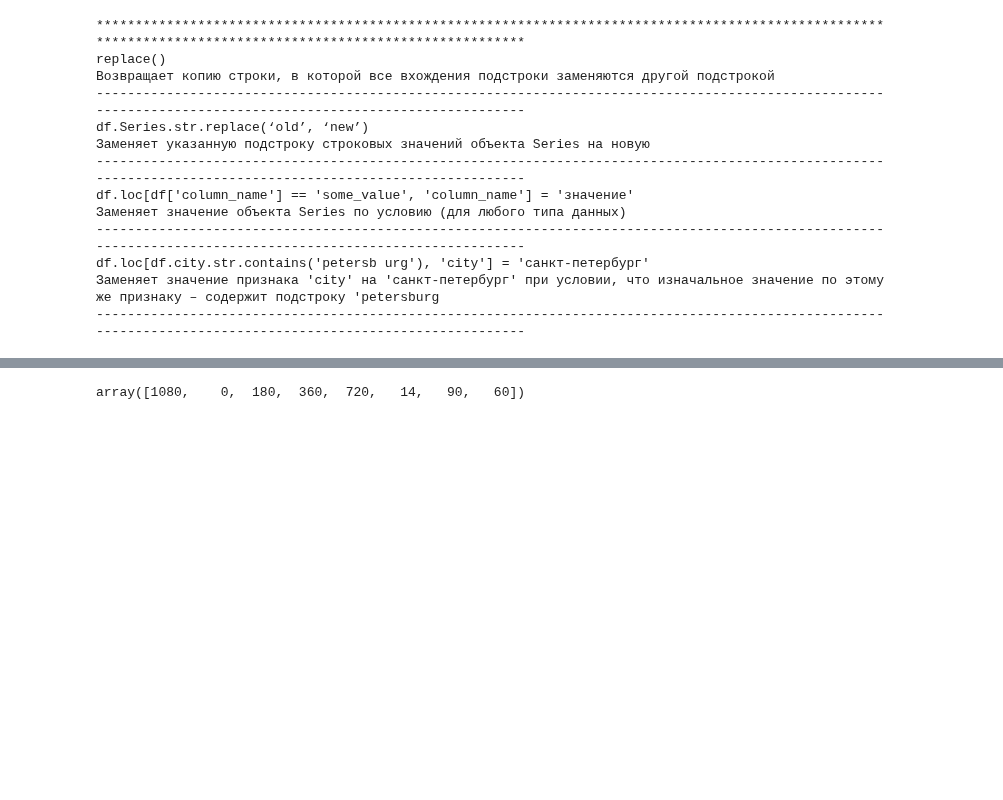
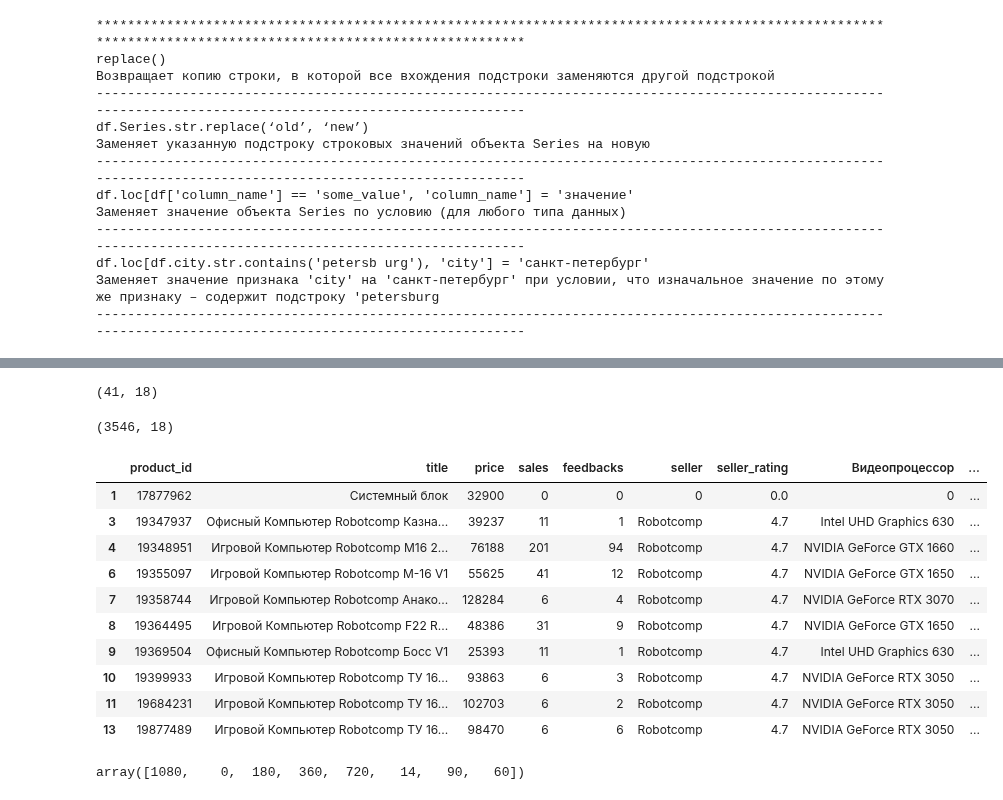
Before and after one commit to EZSib/data_-analytics2023, a Jupyter notebook: practice_clear.ipynb, the cells around one changed output, grey strips where cells are left out. Drawn from its saved outputs; the diff is of its cells as text; code cells hidden in the pictures; blank space fills up the shorter version.

```diff
--- a/practice_clear.ipynb
+++ b/practice_clear.ipynb
@@ -700,5 +637,5 @@ False
 # %%
-proc = ['amd', 'intel', 'cel', 'pent', 'xen', 'ryz', 'a10-5800kram', '12400f','проц','i3','i5','i7','core']
+proc = ['amd', 'intel', 'cel', 'pent', 'xen', 'ryz', 'a10-5800kram', '12400f','проц','i3','i5','i7','core','Xeon','xeon','xeоn', 'a8-9600','хеon', 'ath','9500','phe','hd']
 ssd = ['ssd','ссд','SSD','диск']
 hdd = ['hdd','хдд', 'tb', 'тб','HDD']
 memory_gb = list(map( lambda x: str(x), list(2**i for i in range(1,6))))
@@ -707,22 +644,22 @@ mem_with_size = [j+i for i in ['гб','gb',' гб',' gb'] for j in memory_gb]
 i_perv = pd.DataFrame(columns= kek.columns)
 for i in range(277):
   a = list(kek.iloc[i])
-  if isinstance(a[0], tuple):
-    for val in range(len(a[0])):
+  if isinstance(a[1], tuple):
+    for val in range(len(a[1])):
       for elem in proc:
-        if elem in a[0][val].lower():
-          a[11] = a[0][val]
+        if elem in a[1][val].lower():
+          a[12] = a[1][val]
       for elem1 in ssd:
-        if elem1 in a[0][val].lower():
-          a[-1] = a[0][val]
+        if elem1 in a[1][val].lower():
+          a[-1] = a[1][val]
       for elem2 in hdd:
-        if elem2 in a[0][val].lower():
-          a[-2] = a[0][val]
+        if elem2 in a[1][val].lower():
+          a[-2] = a[1][val]
       for elem3 in mem_with_size:
-        if elem3 in a[0][val].lower():
-          a[-3] = a[0][val]
-        if 'ddr' in a[0][val].lower():
-          a[-4] = a[0][val]
+        if elem3 in a[1][val].lower():
+          a[-3] = a[1][val]
+        if 'ddr' in a[1][val].lower():
+          a[-4] = a[1][val]
   i_perv.loc[i] = a
 # %%
 i_perv
@@ -807,0 +708,2 @@ top100['имя процессора']
+# %%
+last_before_last_clean = pd.concat([ds_needs_col,i_perv], ignore_index= True )
@@ -807,0 +714,2 @@ top100['имя процессора']
+# %%
+last_before_last_clean.drop_duplicates(subset='product_id', keep='last', inplace = True)
@@ -807,0 +723,4 @@ top100['имя процессора']
+# %%
+lol1.shape
+# %% [output]
+(41, 18)
@@ -807,0 +729,21 @@ top100['имя процессора']
+# %%
+
+last_before_last_clean.dropna(subset=['имя процессора','объём ОП'], inplace=True)
+# %%
+last_before_last_clean.shape
+# %% [output]
+(3546, 18)
+# %%
+last_before_last_clean.head(10)
+# %% [output]
+|  | product_id | title | price | sales | feedbacks | seller | seller_rating | Видеопроцессор | ... |
+| 1 | 17877962 | Системный блок | 32900 | 0 | 0 | 0 | 0.0 | 0 | ... |
+| 3 | 19347937 | Офисный Компьютер Robotcomp Казна... | 39237 | 11 | 1 | Robotcomp | 4.7 | Intel UHD Graphics 630 | ... |
+| 4 | 19348951 | Игровой Компьютер Robotcomp М16 2... | 76188 | 201 | 94 | Robotcomp | 4.7 | NVIDIA GeForce GTX 1660 | ... |
+| 6 | 19355097 | Игровой Компьютер Robotcomp M-16 V1 | 55625 | 41 | 12 | Robotcomp | 4.7 | NVIDIA GeForce GTX 1650 | ... |
+| 7 | 19358744 | Игровой Компьютер Robotcomp Анако... | 128284 | 6 | 4 | Robotcomp | 4.7 | NVIDIA GeForce RTX 3070 | ... |
+| 8 | 19364495 | Игровой Компьютер Robotcomp F22 R... | 48386 | 31 | 9 | Robotcomp | 4.7 | NVIDIA GeForce GTX 1650 | ... |
+| 9 | 19369504 | Офисный Компьютер Robotcomp Босс V1 | 25393 | 11 | 1 | Robotcomp | 4.7 | Intel UHD Graphics 630 | ... |
+| 10 | 19399933 | Игровой Компьютер Robotcomp ТУ 16... | 93863 | 6 | 3 | Robotcomp | 4.7 | NVIDIA GeForce RTX 3050 | ... |
+| 11 | 19684231 | Игровой Компьютер Robotcomp ТУ 16... | 102703 | 6 | 2 | Robotcomp | 4.7 | NVIDIA GeForce RTX 3050 | ... |
+| 13 | 19877489 | Игровой Компьютер Robotcomp ТУ 16... | 98470 | 6 | 6 | Robotcomp | 4.7 | NVIDIA GeForce RTX 3050 | ... |
```
Also changed, not shown: parts of 24 cells of this notebook.
